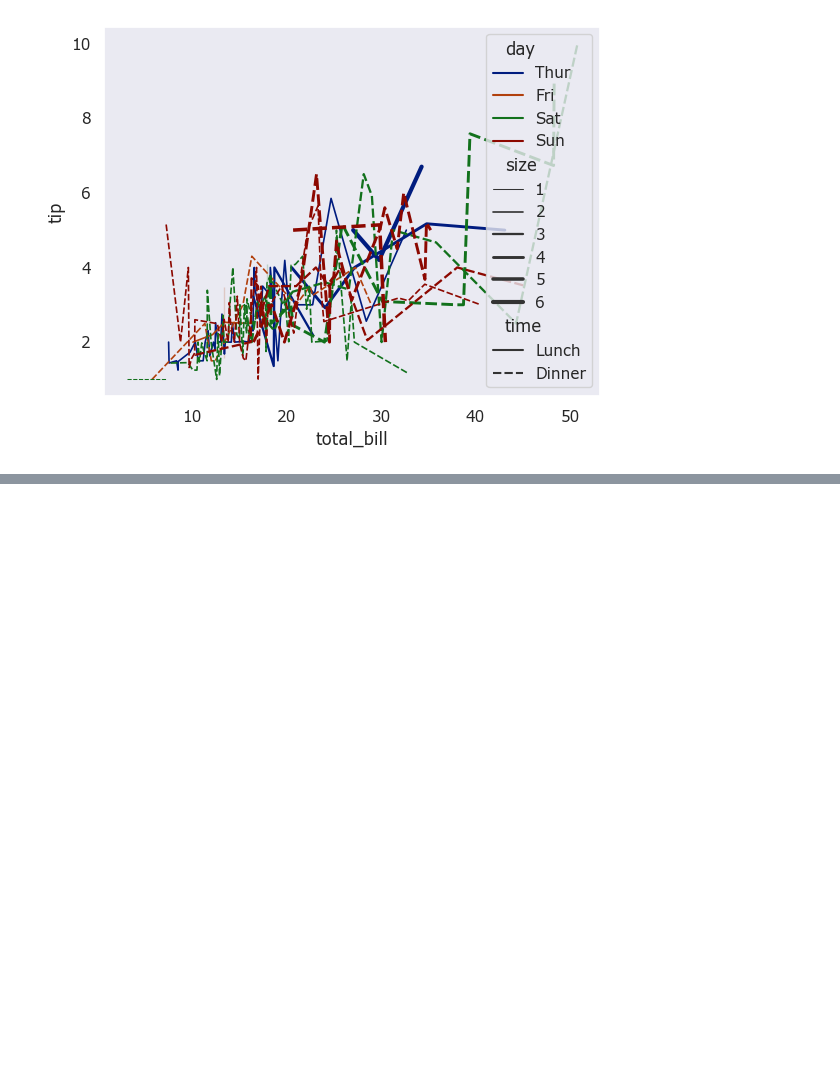
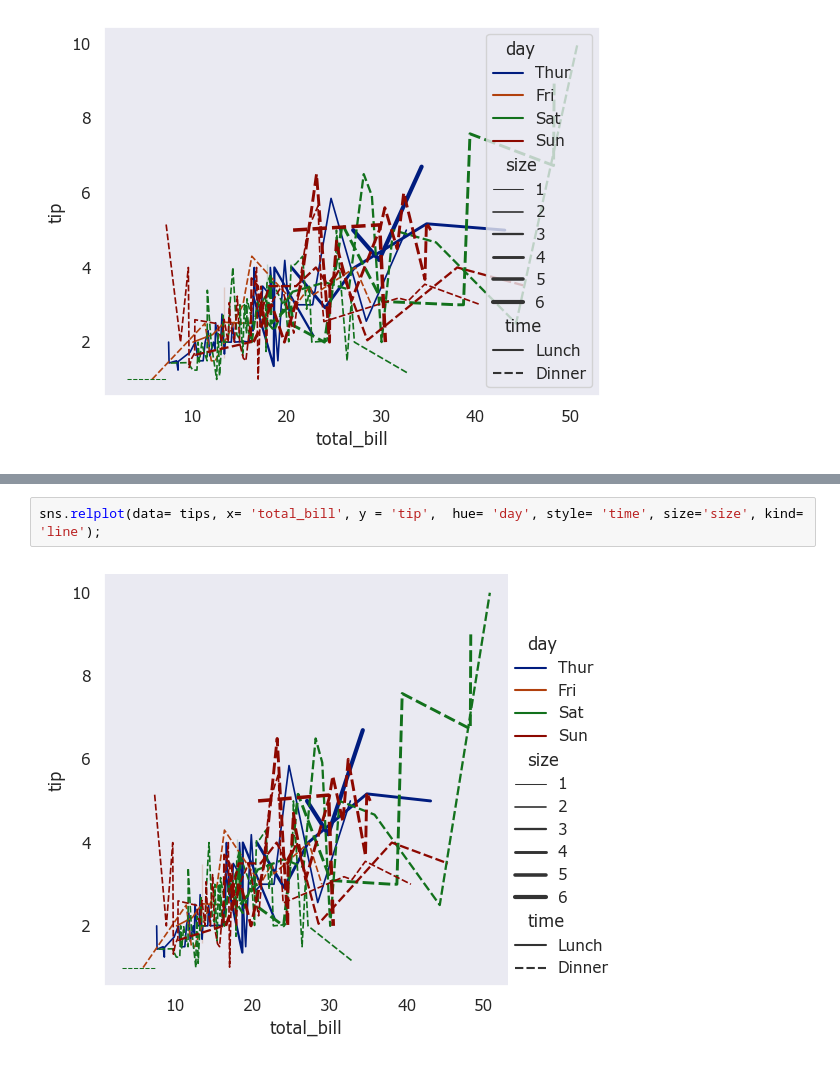
Before and after one commit to RaymundoSGlz/Matplotlib-y-Seaborn, a Jupyter notebook: seaborn.ipynb, the cells around one changed output, grey strips where cells are left out. Saved outputs shown, nothing was run; the diff lists cells and outputs as text; blank space fills up the shorter version.

```diff
--- a/seaborn.ipynb
+++ b/seaborn.ipynb
@@ -241,0 +248,4 @@ sns.lineplot(data= tips, x= 'total_bill', y = 'tip',  hue= 'day', style= 'time',
+# %%
+sns.relplot(data= tips, x= 'total_bill', y = 'tip',  hue= 'day', style= 'time', size='size', kind= 'line');
+# %% [output]
+[figure, added]
```
Also changed, not shown: parts of 19 cells of this notebook.
